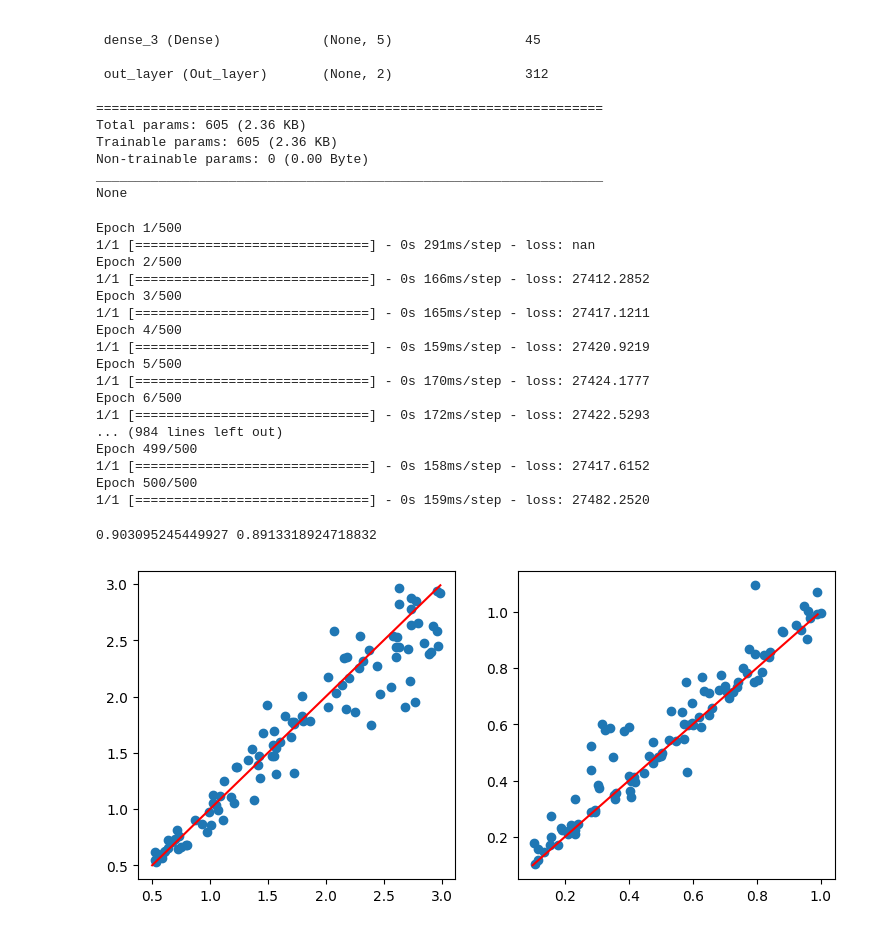
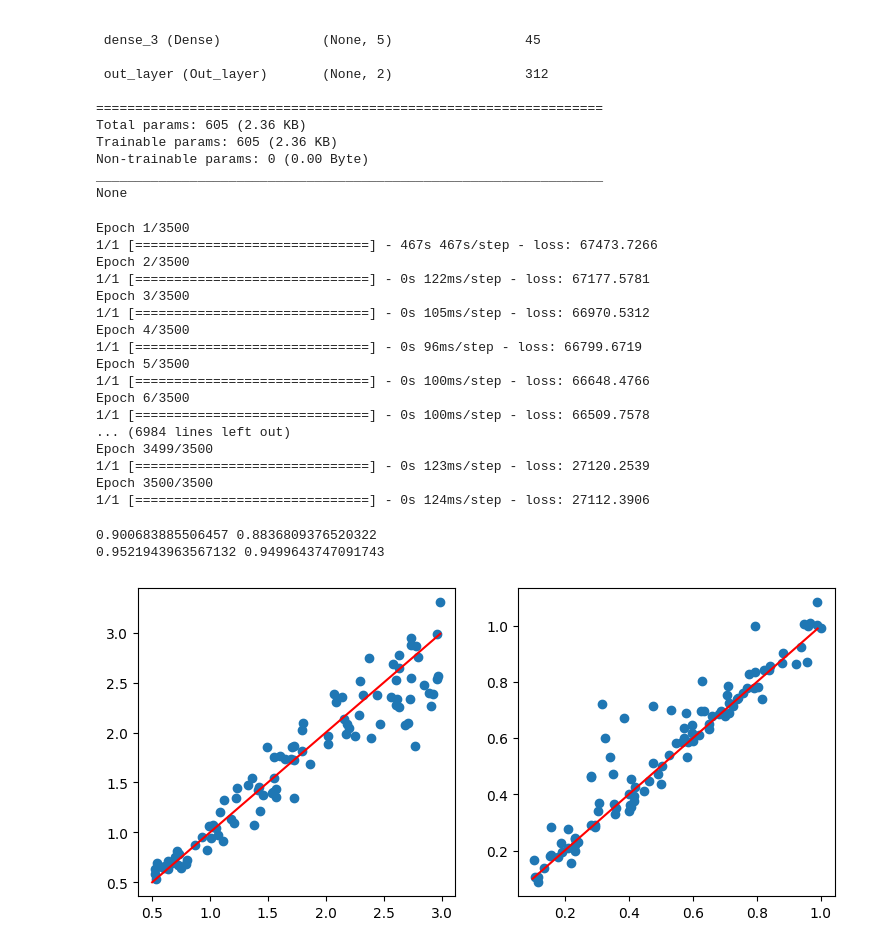
Before and after one commit to AmirHoseinHadian/DeepSSM, a Jupyter notebook: 01_Toy_Examples/03 - Sigmoidal function.ipynb, the cells around one changed output. Drawn from its saved outputs; the diff is of its cells as text; code cells hidden in the pictures.

```diff
--- a/01_Toy_Examples/03 - Sigmoidal function.ipynb
+++ b/01_Toy_Examples/03 - Sigmoidal function.ipynb
@@ -63,8 +63,7 @@ def cdf(t, b, v):
     return tf.cast(tf.math.greater(t, 0), tf.float32)*(phi((v*t-b)/tf.sqrt(t)) + tf.exp(2*v*b)*phi((-v*t-b)/tf.sqrt(t))) + (tf.cast(tf.math.less_equal(t, 0), tf.float32)*0)
 
 def G2(data, pred):
-#     ndt = tf.convert_to_tensor([min_rt[i]*tf.math.sigmoid(model.layers[-1].weights[-1][i-1]) for i in tr_df['sbj']])
-    ndt = tf.convert_to_tensor([min_rt[i]/(1+ tf.math.log(1 + tf.exp(model.layers[-1].weights[-1][i-1]))) for i in tr_df['sbj']])
+    ndt = tf.convert_to_tensor([min_rt[i]*tf.math.sigmoid(model.layers[-1].weights[-1][i-1]) for i in tr_df['sbj']])
     thr = tf.convert_to_tensor([tf.math.log(1 + tf.exp(model.layers[-1].weights[-2][i-1])) for i in tr_df['sbj']])
     scl = tf.convert_to_tensor([tf.math.log(1 + tf.exp(model.layers[-1].weights[-3][i-1])) for i in tr_df['sbj']])
 
@@ -138,43 +137,45 @@ history = model.fit(X_train, obs_train,
                     batch_size=X_train.shape[0],
                     epochs=3500)
 # %% [output]
-Epoch 1/500
-1/1 [==============================] - 0s 291ms/step - loss: nan
-Epoch 2/500
-1/1 [==============================] - 0s 166ms/step - loss: 27412.2852
-Epoch 3/500
-1/1 [==============================] - 0s 165ms/step - loss: 27417.1211
-Epoch 4/500
-1/1 [==============================] - 0s 159ms/step - loss: 27420.9219
-Epoch 5/500
-1/1 [==============================] - 0s 170ms/step - loss: 27424.1777
-Epoch 6/500
-1/1 [==============================] - 0s 172ms/step - loss: 27422.5293
-... (984 lines left out)
-Epoch 499/500
-1/1 [==============================] - 0s 158ms/step - loss: 27417.6152
-Epoch 500/500
-1/1 [==============================] - 0s 159ms/step - loss: 27482.2520
+Epoch 1/3500
+1/1 [==============================] - 467s 467s/step - loss: 67473.7266
+Epoch 2/3500
+1/1 [==============================] - 0s 122ms/step - loss: 67177.5781
+Epoch 3/3500
+1/1 [==============================] - 0s 105ms/step - loss: 66970.5312
+Epoch 4/3500
+1/1 [==============================] - 0s 96ms/step - loss: 66799.6719
+Epoch 5/3500
+1/1 [==============================] - 0s 100ms/step - loss: 66648.4766
+Epoch 6/3500
+1/1 [==============================] - 0s 100ms/step - loss: 66509.7578
+... (6984 lines left out)
+Epoch 3499/3500
+1/1 [==============================] - 0s 123ms/step - loss: 27120.2539
+Epoch 3500/3500
+1/1 [==============================] - 0s 124ms/step - loss: 27112.3906
 # %%
+ndt = np.asanyarray(np.asanyarray(min_rt)*tf.math.sigmoid(model.layers[-1].weights[-1]))
 threshold = np.asanyarray(tf.math.log(1 + tf.exp(model.layers[-1].weights[-2])))
-# ndt = np.asanyarray(np.asanyarray(min_rt)*tf.math.sigmoid(model.layers[-1].weights[-1]))
-ndt = np.asanyarray(np.asanyarray(min_rt)/(1 + tf.math.log(1 + tf.math.exp(model.layers[-1].weights[-1]))))
-
 
 print(r2_score(tr_df.groupby(by='sbj')['true_threshold'].mean(), threshold),
       r2_score(tr_df.groupby(by='sbj')['true_ndt'].mean(), ndt))
+
+print(pearsonr(tr_df.groupby(by='sbj')['true_threshold'].mean(), threshold)[0],
+      pearsonr(tr_df.groupby(by='sbj')['true_ndt'].mean(), ndt)[0])
 
 plt.figure(figsize=(9, 4))
 plt.subplot(121)
 plt.scatter(tr_df.groupby(by='sbj')['true_threshold'].mean(), threshold)
 plt.plot(np.arange(0.5, 3, 0.01), np.arange(0.5, 3, 0.01), c='red');
 
 plt.subplot(122)
 plt.scatter(tr_df.groupby(by='sbj')['true_ndt'].mean(), ndt)
 plt.plot(np.arange(0.1, 1, 0.01), np.arange(0.1, 1, 0.01), c='red');
 # %% [output]
-0.903095245449927 0.8913318924718832
+0.900683885506457 0.8836809376520322
+0.9521943963567132 0.9499643747091743
-[figure, old version]
+[figure, new version]
 # %%
 pred_v = model.predict(X_train)
 scaling = np.asanyarray(tf.math.log(1 + tf.exp(model.layers[-1].weights[-3])))
```
Also changed, not shown: parts of 2 cells of this notebook.
